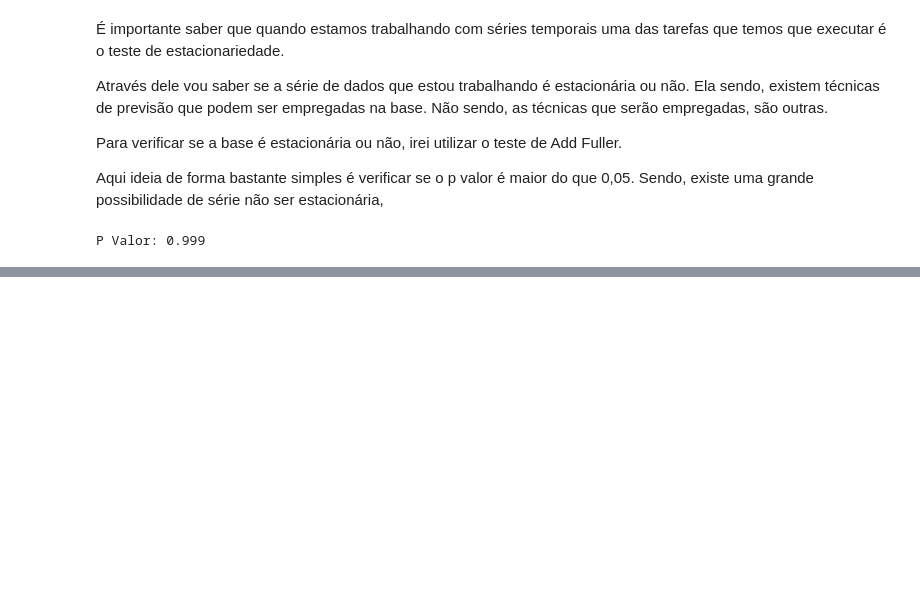
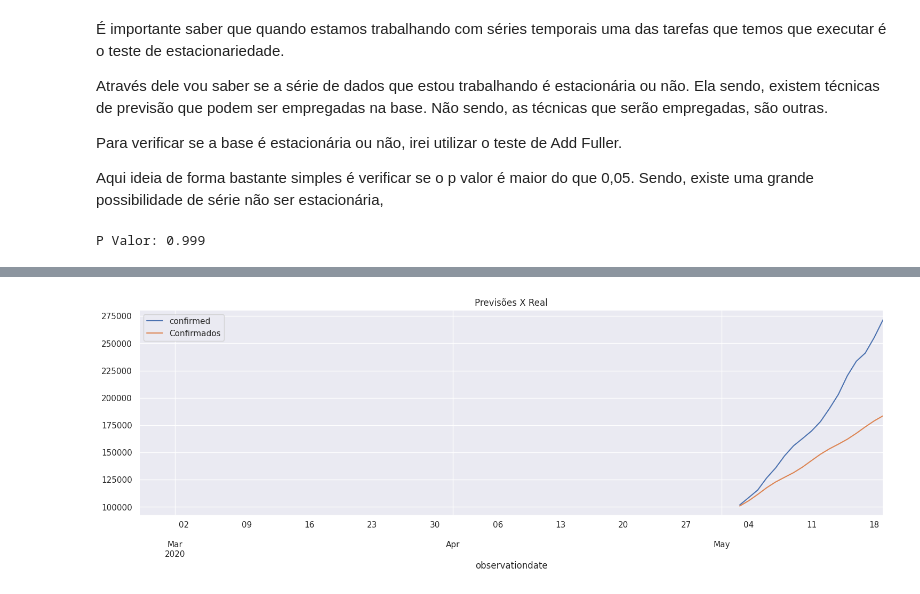
Before and after one commit to j2evaldo/covid_dio, a Jupyter notebook: covid.ipynb, the cells around one changed output, grey strips where cells are left out. Saved outputs shown, nothing was run; the diff lists cells and outputs as text; code cells hidden in the pictures; blank space fills up the shorter version.

```diff
--- a/covid.ipynb
+++ b/covid.ipynb
@@ -375,0 +447,5 @@ Conforme podemos ver, estamos diante de uma série que não é estacionária.
+# %%
+# Comparando Periodo de Testes com Previsões do Modelos
+pd.concat([test, previsoes], axis = 1).plot(figsize = (18,5), title = 'Previsões X Real');
+# %% [output]
+[figure, added]
```
Also changed, not shown: parts of 26 cells of this notebook.
